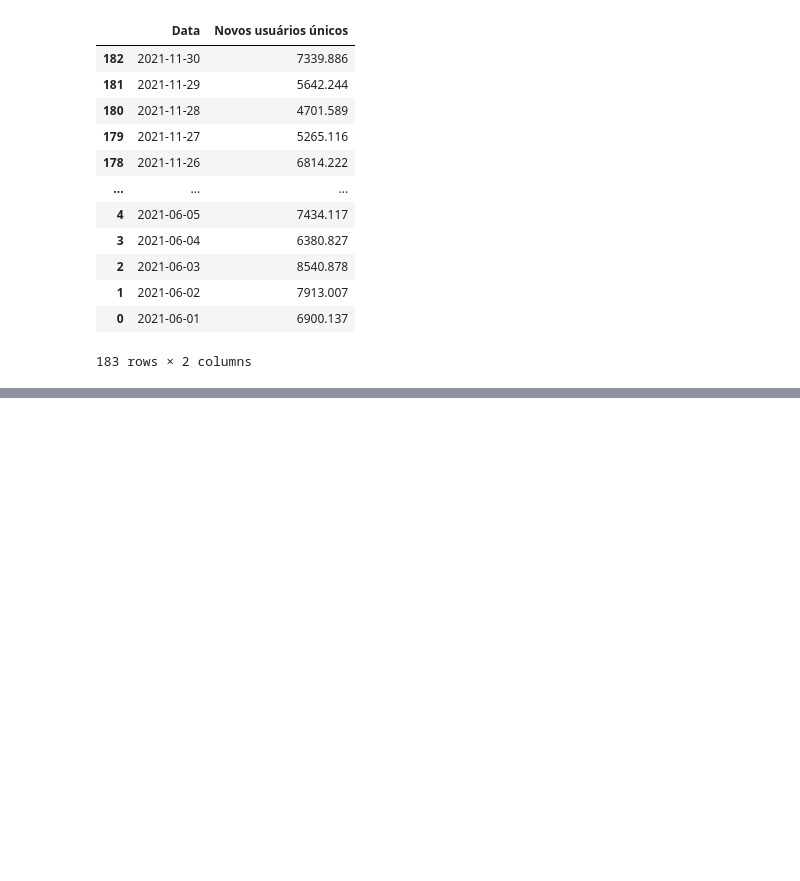
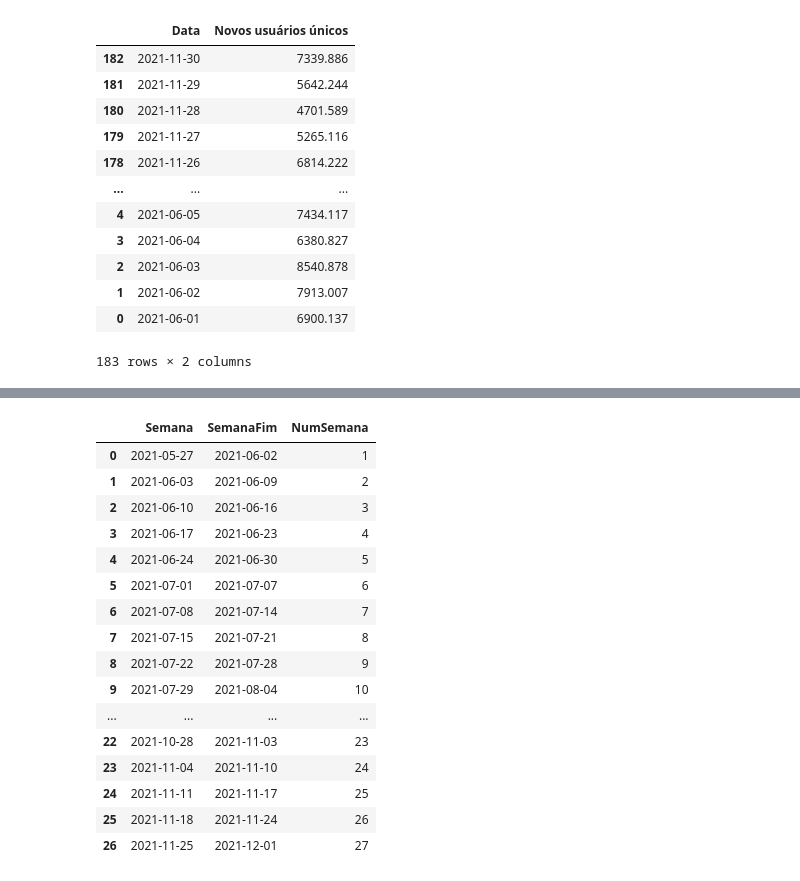
Before and after one commit to joseevilasio/ChallengeBI_Alura, a Jupyter notebook: analises_codfonte.ipynb, the cells around one changed output, grey strips where cells are left out. Cells and saved outputs as stored; diff of their text form; code cells hidden in the pictures; blank space fills up the shorter version.

```diff
--- a/analises_codfonte.ipynb
+++ b/analises_codfonte.ipynb
@@ -374,9 +384,9 @@ Text(0.5, 1.0, 'Dispersão por Categoria (Tempo de Leitura)')
 # %%
 # Agrupando novos usuários únicos por dia
-dadosNovosUsuariosPorData = dados_artigos.groupby("Data")["Novos usuários únicos"].sum().reset_index()
-dadosNovosUsuariosPorData = pd.DataFrame(dadosNovosUsuariosPorData)
-dadosNovosUsuariosPorData = dadosNovosUsuariosPorData.sort_values(by="Data", ascending=False)
-dadosNovosUsuariosPorData
+NovosUsuariosPorData = dados_artigos.groupby("Data")["Novos usuários únicos"].sum().reset_index()
+NovosUsuariosPorData = pd.DataFrame(NovosUsuariosPorData)
+NovosUsuariosPorData = NovosUsuariosPorData.sort_values(by="Data", ascending=False)
+NovosUsuariosPorData
 # %% [output]
 |  | Data | Novos usuários únicos |
 | 182 | 2021-11-30 | 7339.886 |
@@ -413,0 +427,26 @@ Name: Visitas Diretas, Length: 14104, dtype: float64
+# %%
+# Tabela com números de semana
+semanadoMes = NovosUsuariosPorData.groupby("Semana").size().reset_index()
+dias = pd.DateOffset(days=6)
+semanadoMes["SemanaFim"] = semanadoMes["Semana"] + dias
+semanadoMes["NumSemana"] = semanadoMes.index + 1
+del semanadoMes[0]
+semanadoMes
+# %% [output]
+|  | Semana | SemanaFim | NumSemana |
+| 0 | 2021-05-27 | 2021-06-02 | 1 |
+| 1 | 2021-06-03 | 2021-06-09 | 2 |
+| 2 | 2021-06-10 | 2021-06-16 | 3 |
+| 3 | 2021-06-17 | 2021-06-23 | 4 |
+| 4 | 2021-06-24 | 2021-06-30 | 5 |
+| 5 | 2021-07-01 | 2021-07-07 | 6 |
+| 6 | 2021-07-08 | 2021-07-14 | 7 |
+| 7 | 2021-07-15 | 2021-07-21 | 8 |
+| 8 | 2021-07-22 | 2021-07-28 | 9 |
+| 9 | 2021-07-29 | 2021-08-04 | 10 |
+| ... | ... | ... | ... |
+| 22 | 2021-10-28 | 2021-11-03 | 23 |
+| 23 | 2021-11-04 | 2021-11-10 | 24 |
+| 24 | 2021-11-11 | 2021-11-17 | 25 |
+| 25 | 2021-11-18 | 2021-11-24 | 26 |
+| 26 | 2021-11-25 | 2021-12-01 | 27 |
```
Also changed, not shown: parts of 16 cells of this notebook.
